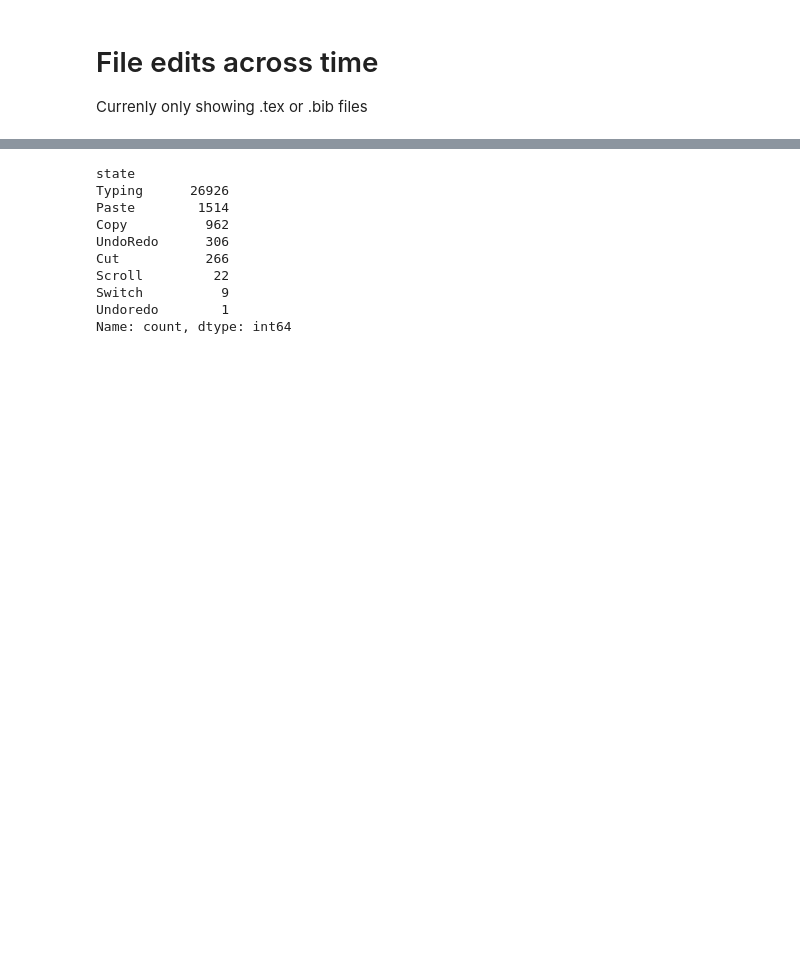
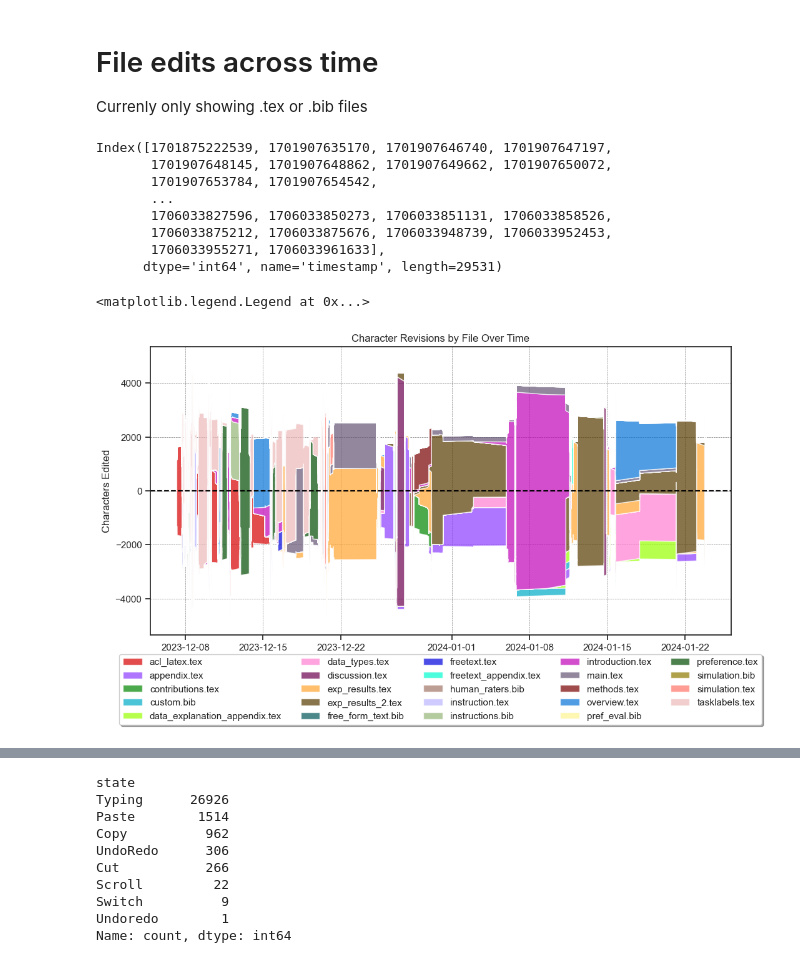
Before and after one commit to minnesotanlp/scholawrite, a Jupyter notebook: analysis/query.ipynb, the cells around one changed output, grey strips where cells are left out. Saved outputs shown, nothing was run; the diff lists cells and outputs as text; code cells hidden in the pictures; blank space fills up the shorter version.

```diff
--- a/analysis/query.ipynb
+++ b/analysis/query.ipynb
@@ -149,4 +167,49 @@ ax.set_xticklabels(ax.get_xticklabels(), rotation=40, ha="right")
 # File edits across time
 
 Currenly only showing .tex or .bib files
+# %%
+pivot_df = pd.pivot_table(df, values="edits", index="timestamp", columns="file", aggfunc="sum", fill_value=0)
+
+relevant_files = [col for col in pivot_df.columns if '.tex' in col or '.bib' in col]
+
+pivot_df = pivot_df[relevant_files]
+window_size = 50  # Adjust the window size as needed
+pivot_df = pivot_df.rolling(window=window_size).mean()
+
+print(pivot_df.index)
+pivot_df.index = pd.to_datetime(pivot_df.index, unit="ms")
+
+fig, ax = plt.subplots(figsize=(12, 6))
+
+#colors = sns.color_palette('hls', len(pivot_df.columns))
+colors = sns.color_palette(cc.glasbey, n_colors=len(pivot_df.columns))
+
+ax.set_prop_cycle('color', colors)
+
+ax.stackplot(pivot_df.index, pivot_df.values.T, labels=pivot_df.columns, alpha=0.7, baseline="sym")
+
+# Add labels and title
+ax.set_xlabel('Timestamp')
+ax.set_ylabel('Characters Edited')
+ax.set_title('Character Revisions by File Over Time')
+ax.set_ylim((-5350, 5350))
+ax.axhline(0, color="black", ls="--");
+ax.xaxis.set_major_formatter(mdates.DateFormatter('%Y-%m-%d'))
+ax.grid(which="major", color="grey", linestyle="--", linewidth=0.5)
+#ax.set_yscale("symlog")
+
+
+ax.legend(pivot_df.columns,loc='upper center', bbox_to_anchor=(0.5, -0.05),
+          fancybox=True, shadow=True, ncol=5)
+# %% [output]
+Index([1701875222539, 1701907635170, 1701907646740, 1701907647197,
+       1701907648145, 1701907648862, 1701907649662, 1701907650072,
+       1701907653784, 1701907654542,
+       ...
+       1706033827596, 1706033850273, 1706033851131, 1706033858526,
+       1706033875212, 1706033875676, 1706033948739, 1706033952453,
+       1706033955271, 1706033961633],
+      dtype='int64', name='timestamp', length=29531)
+<matplotlib.legend.Legend at 0x...>
+[figure, added]
 # %%
```
Also changed, not shown: parts of 14 cells of this notebook.
